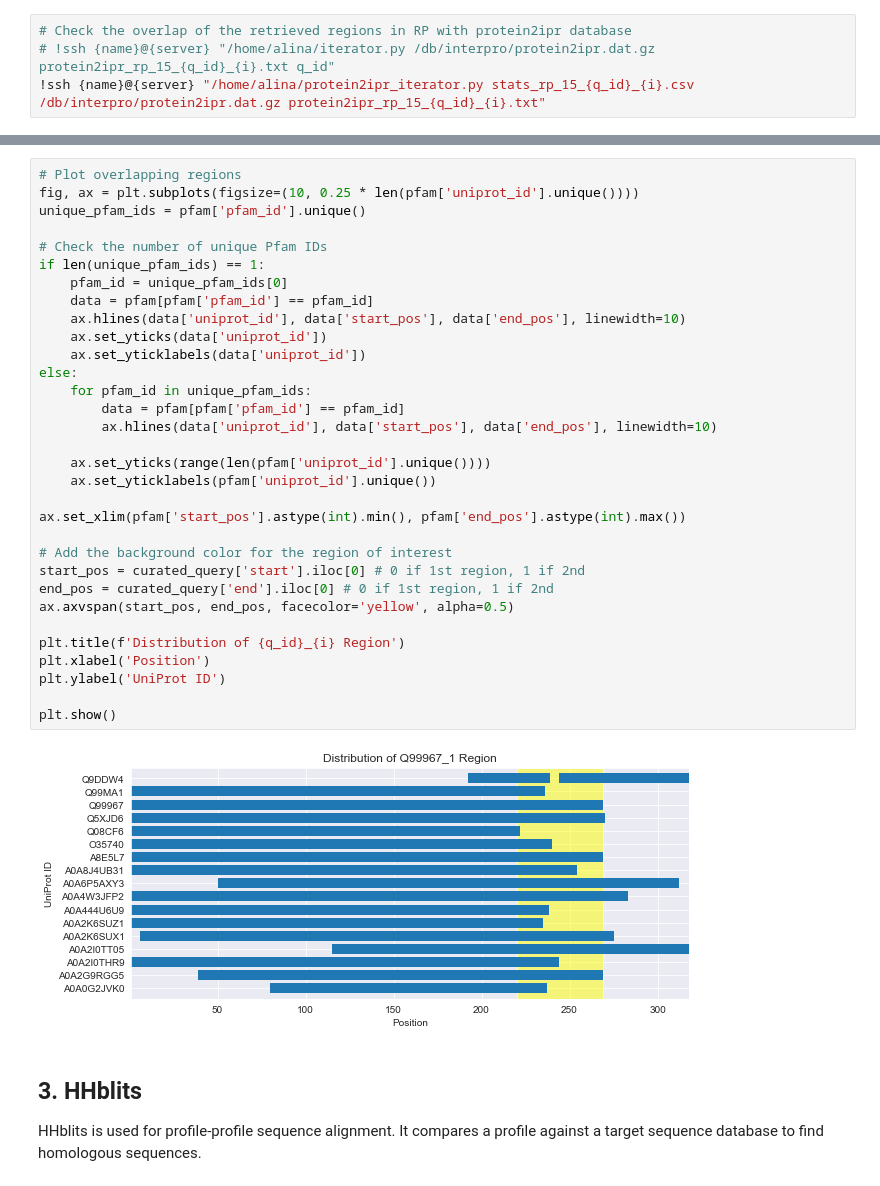
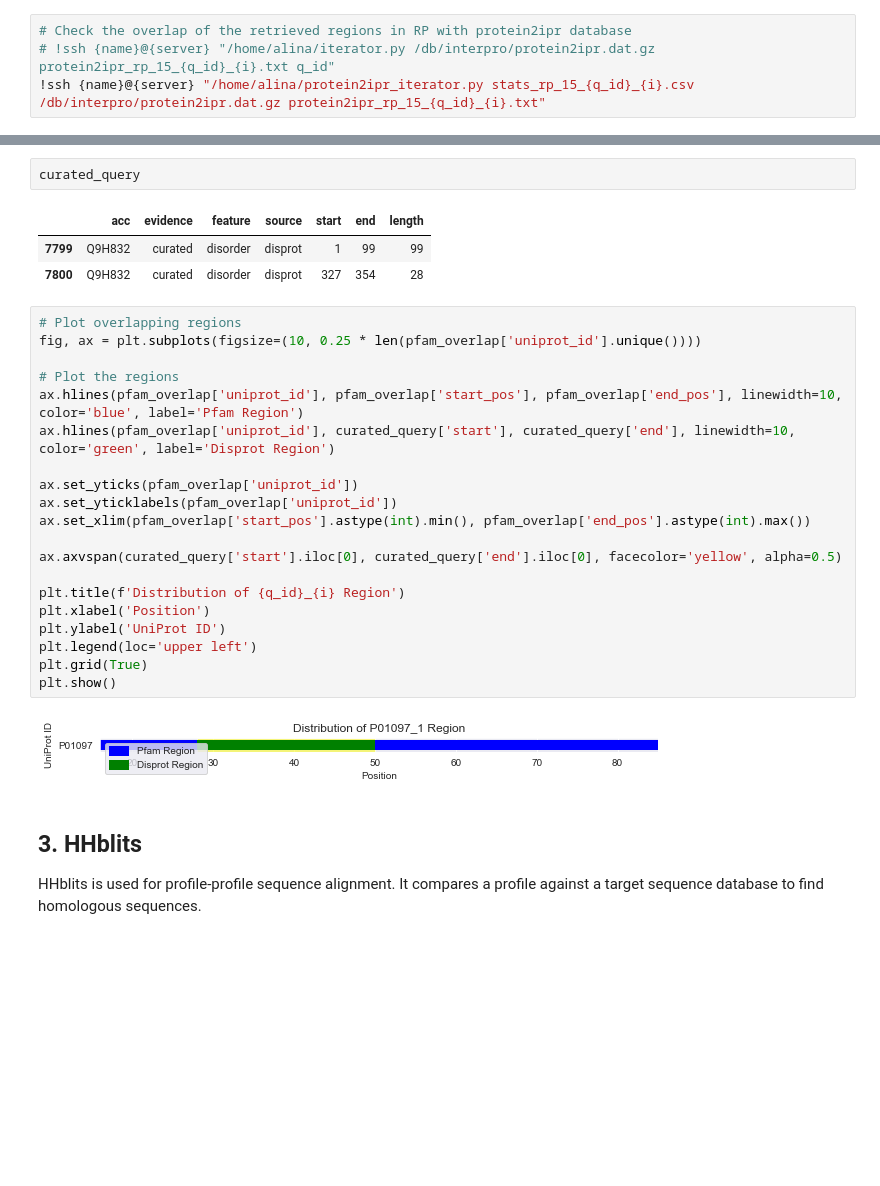
Before and after one commit to AlyaHarvelle/HMMER, a Jupyter notebook: HMM.ipynb, the cells around one changed output, grey strips where cells are left out. Saved outputs shown, nothing was run; the diff lists cells and outputs as text; blank space fills up the shorter version.

```diff
--- a/HMM.ipynb
+++ b/HMM.ipynb
@@ -197,37 +200,31 @@ pfam_overlap
+# %%
+curated_query
+# %% [output]
+|  | acc | evidence | feature | source | start | end | length |
+| 7799 | Q9H832 | curated | disorder | disprot | 1 | 99 | 99 |
+| 7800 | Q9H832 | curated | disorder | disprot | 327 | 354 | 28 |
 # %%
 # Plot overlapping regions
-fig, ax = plt.subplots(figsize=(10, 0.25 * len(pfam['uniprot_id'].unique())))
-unique_pfam_ids = pfam['pfam_id'].unique()
+fig, ax = plt.subplots(figsize=(10, 0.25 * len(pfam_overlap['uniprot_id'].unique())))
 
-# Check the number of unique Pfam IDs
-if len(unique_pfam_ids) == 1:
-    pfam_id = unique_pfam_ids[0]
-    data = pfam[pfam['pfam_id'] == pfam_id]
-    ax.hlines(data['uniprot_id'], data['start_pos'], data['end_pos'], linewidth=10)
-    ax.set_yticks(data['uniprot_id'])
-    ax.set_yticklabels(data['uniprot_id'])
-else:
-    for pfam_id in unique_pfam_ids:
-        data = pfam[pfam['pfam_id'] == pfam_id]
-        ax.hlines(data['uniprot_id'], data['start_pos'], data['end_pos'], linewidth=10)
+# Plot the regions
+ax.hlines(pfam_overlap['uniprot_id'], pfam_overlap['start_pos'], pfam_overlap['end_pos'], linewidth=10, color='blue', label='Pfam Region')
+ax.hlines(pfam_overlap['uniprot_id'], curated_query['start'], curated_query['end'], linewidth=10, color='green', label='Disprot Region')
 
-    ax.set_yticks(range(len(pfam['uniprot_id'].unique())))
-    ax.set_yticklabels(pfam['uniprot_id'].unique())
+ax.set_yticks(pfam_overlap['uniprot_id'])
+ax.set_yticklabels(pfam_overlap['uniprot_id'])
+ax.set_xlim(pfam_overlap['start_pos'].astype(int).min(), pfam_overlap['end_pos'].astype(int).max())
 
-ax.set_xlim(pfam['start_pos'].astype(int).min(), pfam['end_pos'].astype(int).max())
-
-# Add the background color for the region of interest
-start_pos = curated_query['start'].iloc[0] # 0 if 1st region, 1 if 2nd
-end_pos = curated_query['end'].iloc[0] # 0 if 1st region, 1 if 2nd
-ax.axvspan(start_pos, end_pos, facecolor='yellow', alpha=0.5)
+ax.axvspan(curated_query['start'].iloc[0], curated_query['end'].iloc[0], facecolor='yellow', alpha=0.5)
 
 plt.title(f'Distribution of {q_id}_{i} Region')
 plt.xlabel('Position')
 plt.ylabel('UniProt ID')
-
+plt.legend(loc='upper left')
+plt.grid(True)
 plt.show()
 # %% [output]
-[figure, old version]
+[figure, new version]
 # %% [markdown]
 ## 3. HHblits
 
```
Also changed, not shown: parts of 15 cells of this notebook, 1 other file.
